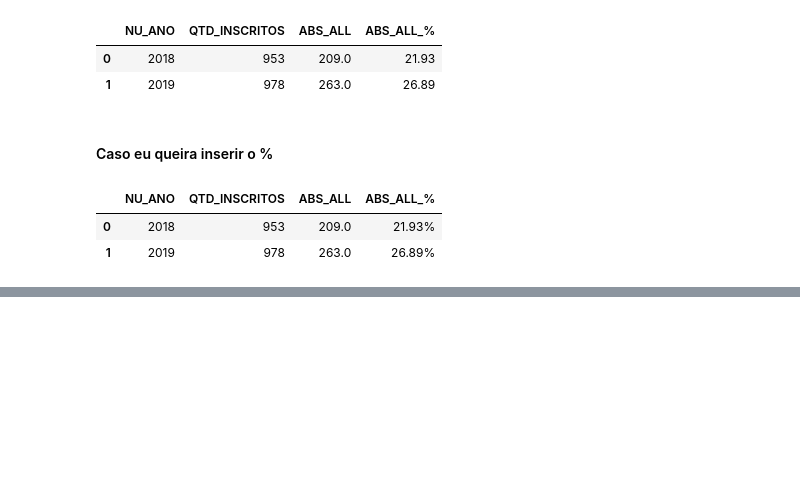
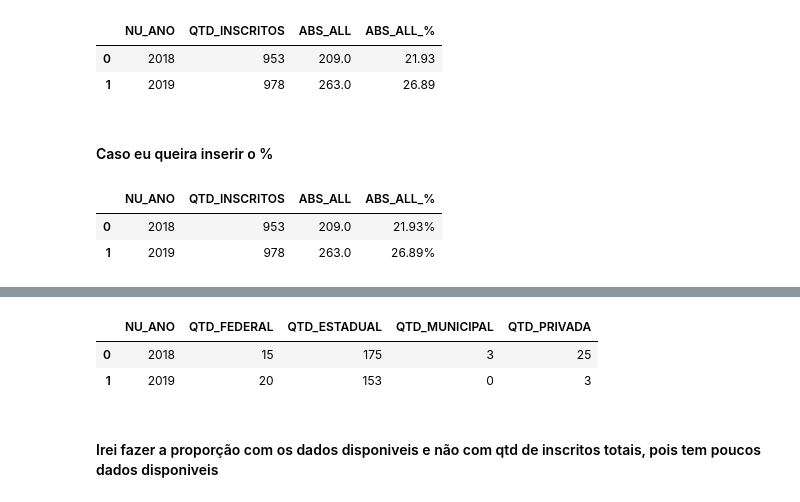
Before and after one commit to Bruno-Santana-Eco/Analise-de-Dados-ENEM, a Jupyter notebook: DataPrep1.ipynb, the cells around one changed output, grey strips where cells are left out. Cells and saved outputs as stored; diff of their text form; code cells hidden in the pictures; blank space fills up the shorter version.

```diff
--- a/DataPrep1.ipynb
+++ b/DataPrep1.ipynb
@@ -147,0 +243,12 @@ geral.head()
+# %%
+geral5 = df_enem.groupby(['NU_ANO', 'TP_DEPENDENCIA_ADM_ESC'])['NU_INSCRICAO'].count().reset_index()
+geral5 = geral5.pivot(index='NU_ANO', columns='TP_DEPENDENCIA_ADM_ESC', values='NU_INSCRICAO').reset_index()
+geral5.columns = ['NU_ANO', 'QTD_FEDERAL', 'QTD_ESTADUAL', 'QTD_MUNICIPAL', 'QTD_PRIVADA']
+geral5 = geral5.fillna(0).astype(int)
+geral5.head()
+# %% [output]
+|  | NU_ANO | QTD_FEDERAL | QTD_ESTADUAL | QTD_MUNICIPAL | QTD_PRIVADA |
+| 0 | 2018 | 15 | 175 | 3 | 25 |
+| 1 | 2019 | 20 | 153 | 0 | 3 |
+# %% [markdown]
+#### Irei fazer a proporção com os dados disponiveis e não com qtd de inscritos totais, pois tem poucos dados disponiveis
```
Also changed, not shown: parts of 20 cells of this notebook, 3 other files.
